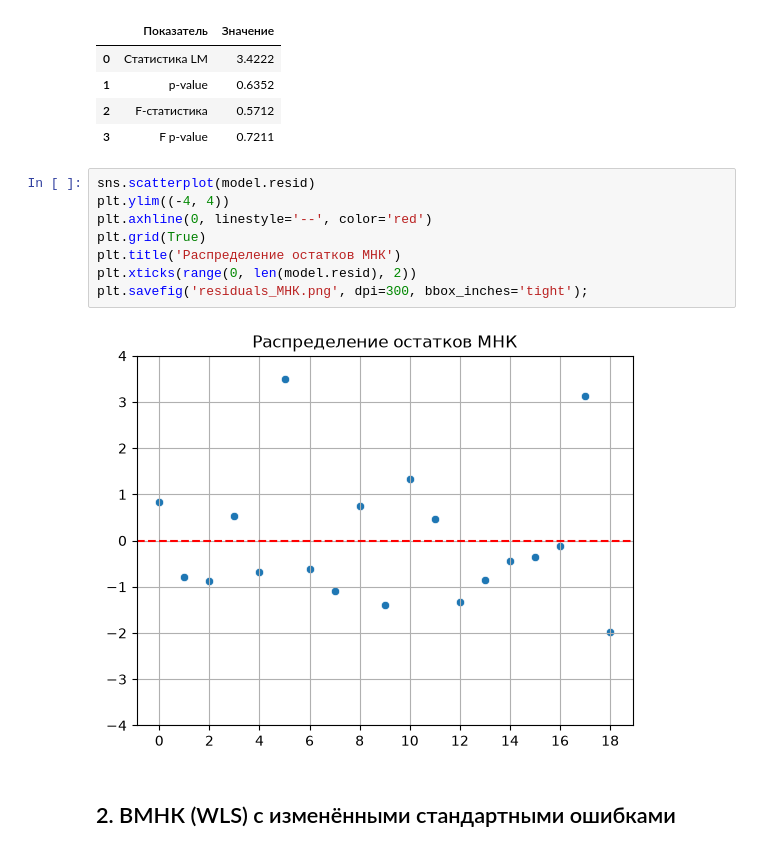
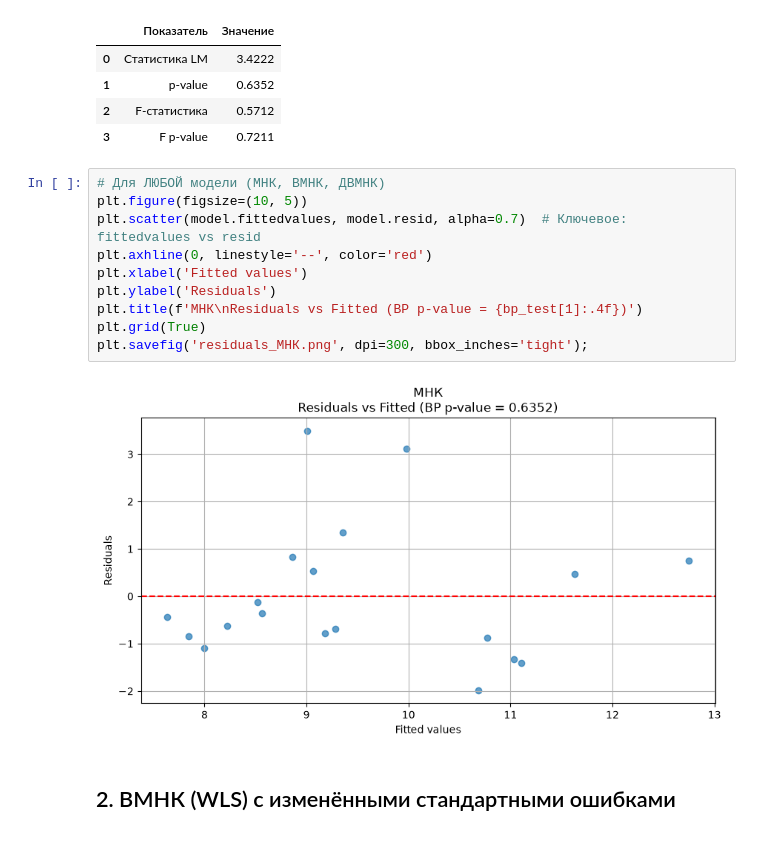
Before and after one commit to VValer0n/econometrics-msa-projects, a Jupyter notebook: ECONOMETRY/CASE_2_variation_of_models.ipynb, the cells around one changed output. Cells and saved outputs as stored; diff of their text form.

```diff
--- a/ECONOMETRY/CASE_2_variation_of_models.ipynb
+++ b/ECONOMETRY/CASE_2_variation_of_models.ipynb
@@ -100,15 +101,17 @@ display(bp_table)
 | 2 | F-статистика | 0.5712 |
 | 3 | F p-value | 0.7211 |
 # %%
-sns.scatterplot(model.resid)
-plt.ylim((-4, 4))
+# Для ЛЮБОЙ модели (МНК, ВМНК, ДВМНК)
+plt.figure(figsize=(10, 5))
+plt.scatter(model.fittedvalues, model.resid, alpha=0.7)  # Ключевое: fittedvalues vs resid
 plt.axhline(0, linestyle='--', color='red')
+plt.xlabel('Fitted values')
+plt.ylabel('Residuals')
+plt.title(f'МНК\nResiduals vs Fitted (BP p-value = {bp_test[1]:.4f})')
 plt.grid(True)
-plt.title('Распределение остатков МНК')
-plt.xticks(range(0, len(model.resid), 2))
 plt.savefig('residuals_МНК.png', dpi=300, bbox_inches='tight');
 # %% [output]
-[figure, old version]
+[figure, new version]
 # %% [markdown]
 ## 2. ВМНК (WLS) с изменёнными стандартными ошибками
 # %%
```
Also changed, not shown: parts of 23 cells of this notebook.
